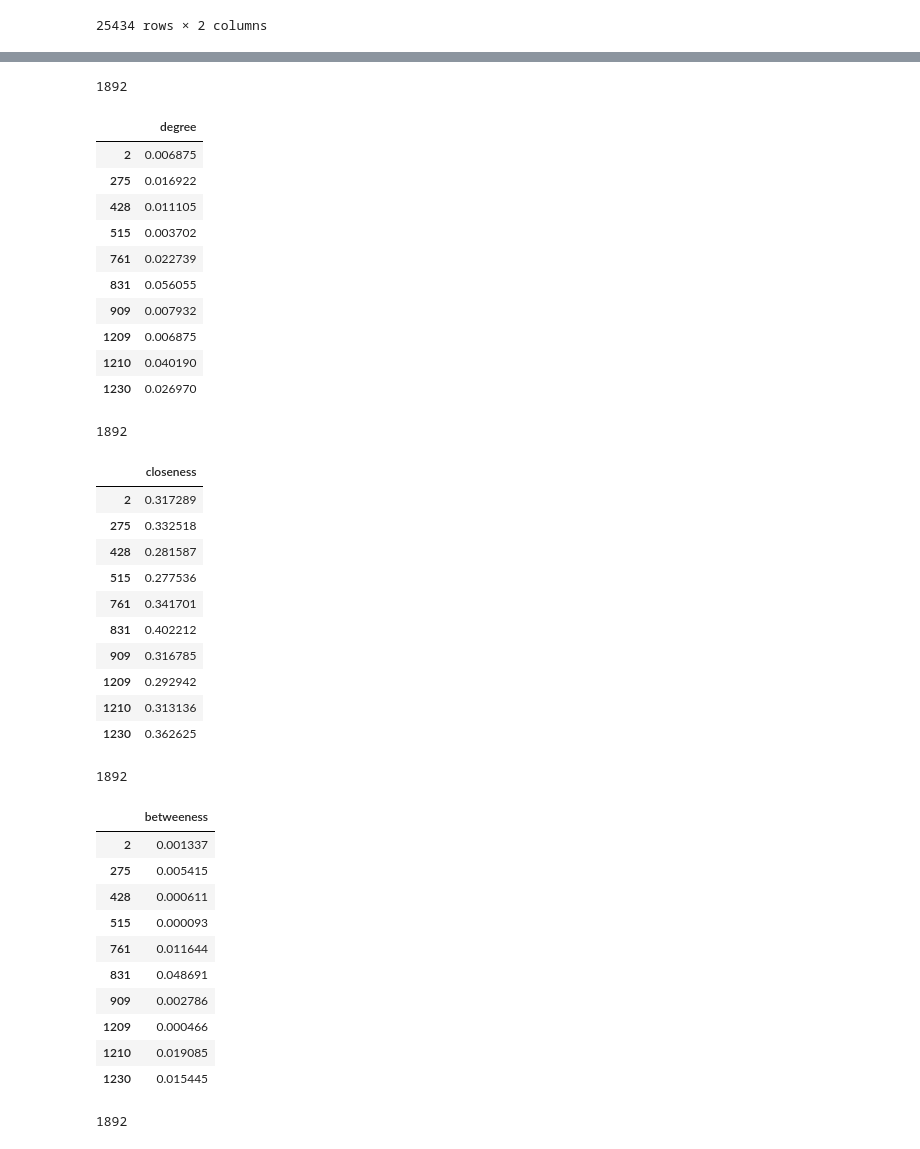
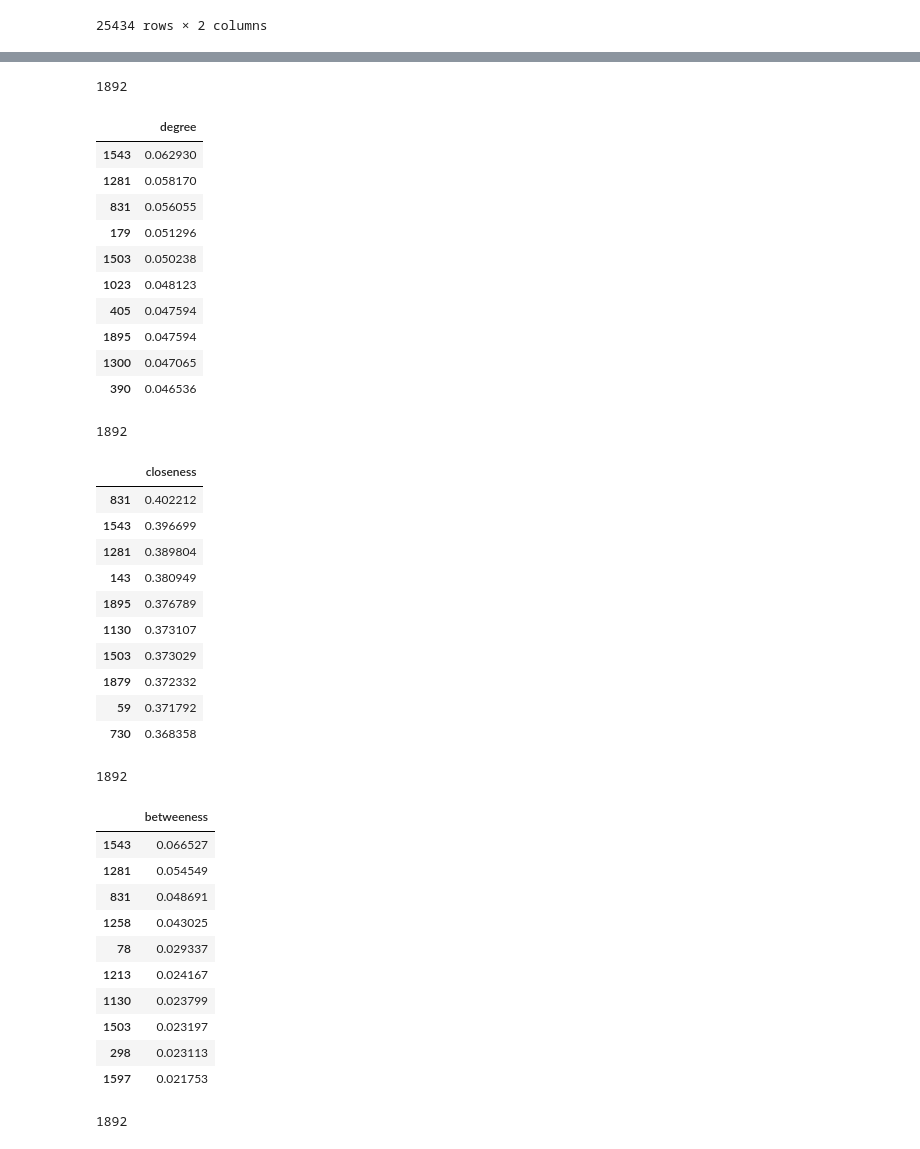
Before and after one commit to socialRS/social_weighted_GRS, a Jupyter notebook: user-friend graph.ipynb, the cells around one changed output, grey strips where cells are left out. Drawn from its saved outputs; the diff is of its cells as text; code cells hidden in the pictures.

Commit message:
relationship graph with calculating centrality

```diff
--- a/user-friend graph.ipynb
+++ b/user-friend graph.ipynb
@@ -40,69 +40,69 @@ deg_centrality = nx.degree_centrality(G)
 print(len(deg_centrality))
 
 deg_centrality = pd.DataFrame.from_dict(deg_centrality, orient='index', columns=['degree'])
-deg_centrality.sort_values(by=['degree'], ascending=False) # degree 높은 순으로 정렬
+deg_centrality = deg_centrality.sort_values(by=['degree'], ascending=False) # degree 높은 순으로 정렬
 # print(deg_centrality)
 
 deg_centrality.head(10) # degree 높은 10명
 # %% [output]
 1892
 |  | degree |
-| 2 | 0.006875 |
-| 275 | 0.016922 |
-| 428 | 0.011105 |
-| 515 | 0.003702 |
-| 761 | 0.022739 |
+| 1543 | 0.062930 |
+| 1281 | 0.058170 |
 | 831 | 0.056055 |
-| 909 | 0.007932 |
-| 1209 | 0.006875 |
-| 1210 | 0.040190 |
-| 1230 | 0.026970 |
+| 179 | 0.051296 |
+| 1503 | 0.050238 |
+| 1023 | 0.048123 |
+| 405 | 0.047594 |
+| 1895 | 0.047594 |
+| 1300 | 0.047065 |
+| 390 | 0.046536 |
 # %%
 # closeness centrality
 close_centrality = nx.closeness_centrality(G)
 print(len(close_centrality))
 
 close_centrality = pd.DataFrame.from_dict(close_centrality, orient='index', columns=['closeness'])
-close_centrality.sort_values(by=['closeness'], ascending=False) # closeness 높은 순으로 정렬
+close_centrality = close_centrality.sort_values(by=['closeness'], ascending=False) # closeness 높은 순으로 정렬
 # print(close_centrality)
 
 close_centrality.head(10) # closeness 높은 10명
 # %% [output]
 1892
 |  | closeness |
-| 2 | 0.317289 |
-| 275 | 0.332518 |
-| 428 | 0.281587 |
-| 515 | 0.277536 |
-| 761 | 0.341701 |
 | 831 | 0.402212 |
-| 909 | 0.316785 |
-| 1209 | 0.292942 |
-| 1210 | 0.313136 |
-| 1230 | 0.362625 |
+| 1543 | 0.396699 |
+| 1281 | 0.389804 |
+| 143 | 0.380949 |
+| 1895 | 0.376789 |
+| 1130 | 0.373107 |
+| 1503 | 0.373029 |
+| 1879 | 0.372332 |
+| 59 | 0.371792 |
+| 730 | 0.368358 |
 # %%
 # betweeness centrality
 bet_centrality = nx.betweenness_centrality(G, normalized = True, endpoints = False)
 print(len(bet_centrality))
 
 bet_centrality = pd.DataFrame.from_dict(bet_centrality, orient='index', columns=['betweeness'])
-bet_centrality.sort_values(by=['betweeness'], ascending=False) # betweeness 높은 순으로 정렬
+bet_centrality = bet_centrality.sort_values(by=['betweeness'], ascending=False) # betweeness 높은 순으로 정렬
 # print(bet_centrality)
 
 bet_centrality.head(10) # betweeness 높은 10명
 # %% [output]
 1892
 |  | betweeness |
-| 2 | 0.001337 |
-| 275 | 0.005415 |
-| 428 | 0.000611 |
-| 515 | 0.000093 |
-| 761 | 0.011644 |
+| 1543 | 0.066527 |
+| 1281 | 0.054549 |
 | 831 | 0.048691 |
-| 909 | 0.002786 |
-| 1209 | 0.000466 |
-| 1210 | 0.019085 |
-| 1230 | 0.015445 |
+| 1258 | 0.043025 |
+| 78 | 0.029337 |
+| 1213 | 0.024167 |
+| 1130 | 0.023799 |
+| 1503 | 0.023197 |
+| 298 | 0.023113 |
+| 1597 | 0.021753 |
 # %%
 # page rank
 pr = nx.pagerank(G, alpha = 0.8)
```
Also changed, not shown: parts of 1 cell of this notebook.
